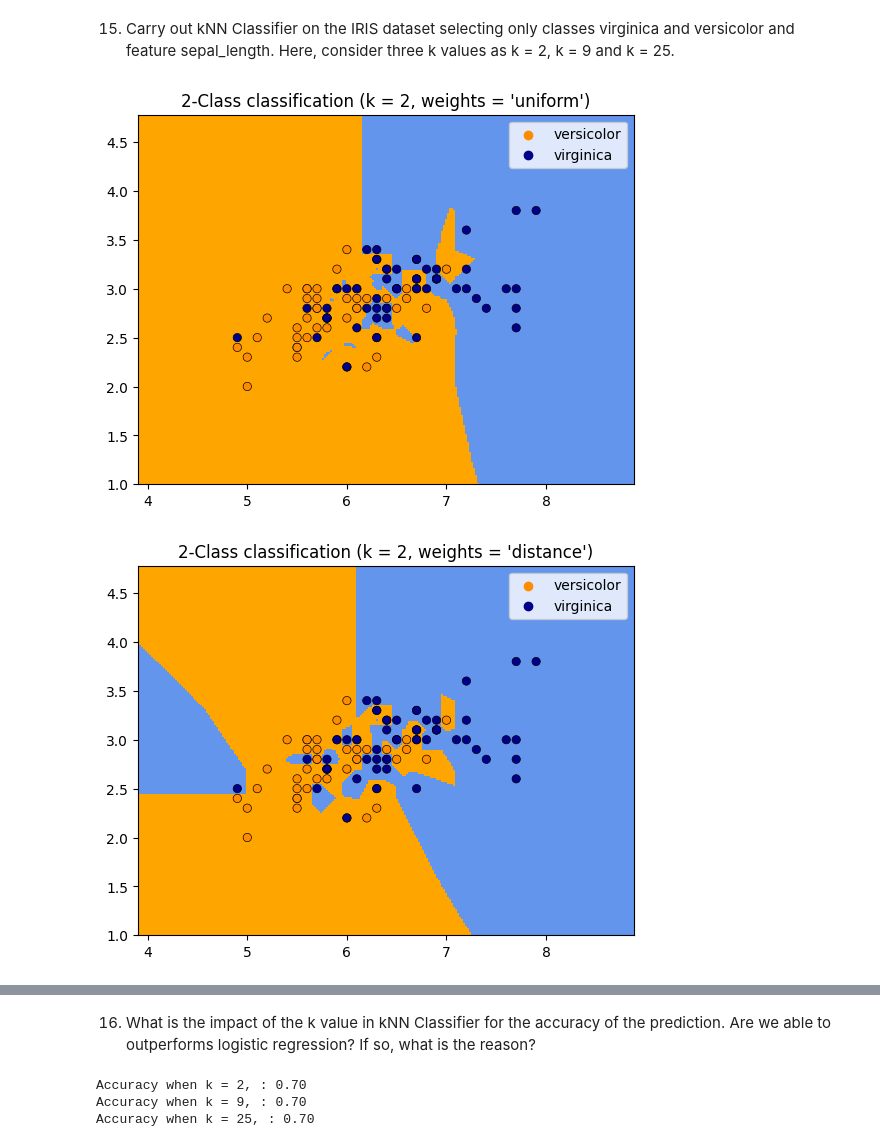
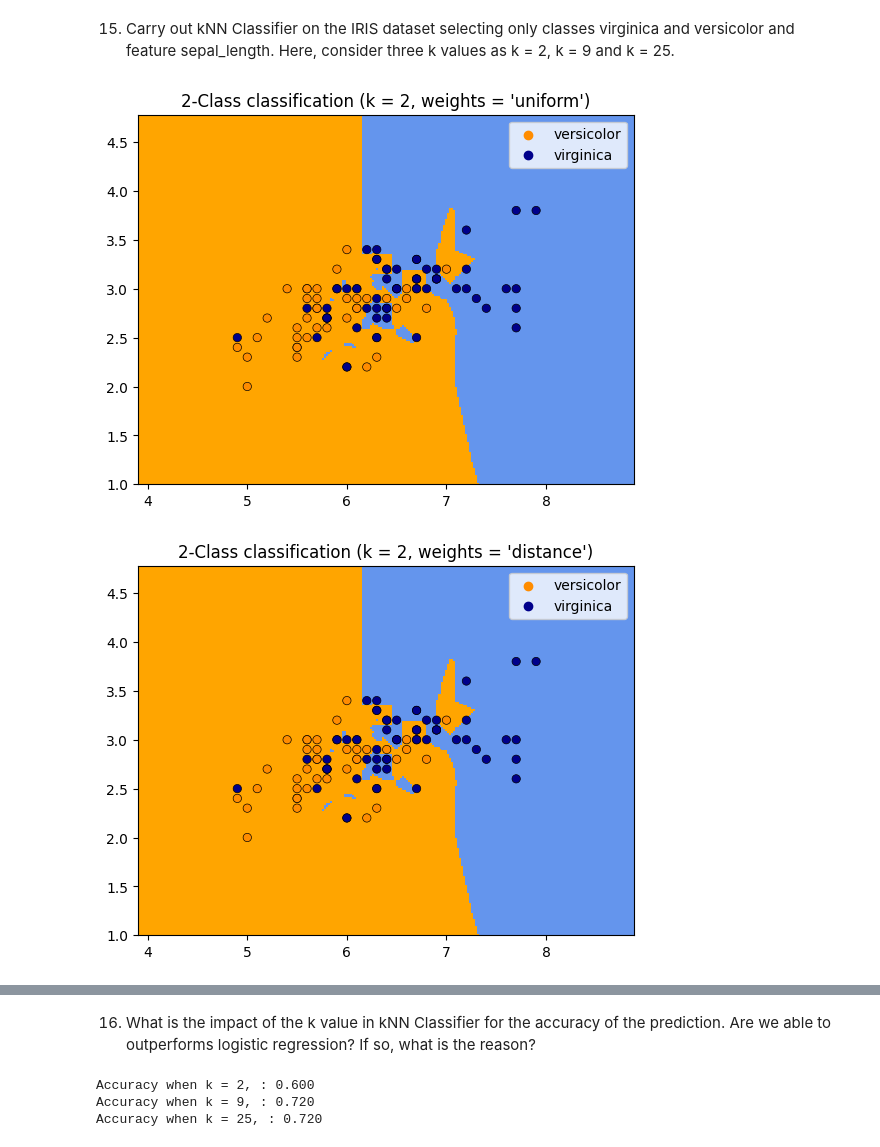
Before and after one commit to kumudu12/EN5870, a Jupyter notebook: Assignment_02_on_Backpropagation,_SVM_and_kNN.ipynb, the cells around one changed output, grey strips where cells are left out. Drawn from its saved outputs; the diff is of its cells as text; code cells hidden in the pictures.

```diff
--- a/Assignment_02_on_Backpropagation,_SVM_and_kNN.ipynb
+++ b/Assignment_02_on_Backpropagation,_SVM_and_kNN.ipynb
@@ -66,7 +66,7 @@ print(accuracy_score(clf_preditions, y_test))
 # %% [markdown]
 4. Plot the training data and SVM decision boundary
 # %%
-clf = svm.SVC(kernel='linear', random_state=42)
+clf = SVC(kernel='linear', random_state=42)
 clf.fit(X_train, y_train)
 
 #Get the separating margin
@@ -100,7 +100,7 @@ plt.show()
 # %% [markdown]
 5. . Plot the testing data and SVM decision boundary.
 # %%
-clf = svm.SVC(kernel='linear', random_state=42)
+clf = SVC(kernel='linear', random_state=42)
 clf.fit(X_test, y_test)
 
 #Get the separating margin
@@ -125,7 +125,6 @@ plt.scatter(clf.support_vectors_[:, 0], clf.support_vectors_[:, 1], s=80,
                 facecolors='none', zorder=10, edgecolors='k')
 plt.scatter(X_test[:, 0], X_test[:, 1], c='y', zorder=10, cmap=plt.cm.Paired)
 
-
 plt.xticks(())
 plt.yticks(())
 plt.title('Testing data')
@@ -191,7 +189,7 @@ plt.show()
 # %% [markdown]
 9. Plot the testing data and SVM decision boundary.
 # %%
-clf = svm.SVC(kernel='linear')
+clf = SVC(kernel='linear')
 clf.fit(X_test, y_test)
 
 #Get the separating margin
@@ -359,35 +357,35 @@ from matplotlib.colors import ListedColormap
 from sklearn import datasets, neighbors
 
 n_neighbors = [2, 9, 25]
 
 for neighbor in n_neighbors:
   # Create color maps
   cmap_light = ListedColormap(["orange", "cornflowerblue"])
   cmap_bold = ["darkorange", "darkblue"]
 
   for weights in ["uniform", "distance"]:
     # Create an instance of Neighbours Classifier and fit the data.
-    clf = neighbors.KNeighborsClassifier(neighbor, weights=weights)
-    clf.fit(X, y)
+    knn = neighbors.KNeighborsClassifier(neighbor, weights=weights)
+    knn.fit(X, y)
 
     h = 0.02  # Step size in the mesh
     x_min, x_max = X[:, 0].min() - 1, X[:, 0].max() + 1
     y_min, y_max = X[:, 1].min() - 1, X[:, 1].max() + 1
     xx, yy = np.meshgrid(np.arange(x_min, x_max, h), np.arange(y_min, y_max, h))
 
     Z = clf.predict(np.c_[xx.ravel(), yy.ravel()])
     Z = Z.reshape(xx.shape)
 
     plt.figure()
     plt.pcolormesh(xx, yy, Z, cmap=cmap_light)
 
-    # Plot also the training points
-    sns.scatterplot(x=X[:, 0], y=X[:, 1], hue=iris.target_names[y], palette=cmap_bold, alpha=1.0, edgecolor="black",)
+    # Plot the training points
+    sns.scatterplot( x=X[:, 0], y=X[:, 1], hue=iris.target_names[y], palette=cmap_bold, alpha=1.0, edgecolor="black")
     plt.xlim(xx.min(), xx.max())
     plt.ylim(yy.min(), yy.max())
     plt.title("2-Class classification (k = %i, weights = '%s')" % (neighbor, weights))
 
 plt.show()
 # %% [output]
 [figure]
-[figure, old version]
+[figure, new version]
@@ -398,20 +396,15 @@ plt.show()
 # %% [markdown]
 16. What is the impact of the k value in kNN Classifier for the accuracy of the prediction. Are we able to outperforms logistic regression? If so, what is the reason?
 # %%
-from sklearn.neighbors import KNeighborsClassifier
-from sklearn import metrics
-
 n_neighbors = [2, 9, 25]
 
 for neighbor in n_neighbors:
-    #knn = KNeighborsClassifier(neighbor)
-    #knn.fit(X_train, y_train)
-    #y_pred = knn.predict(X_test)
-
-    # Evaluate the model's performance
-    accuracy = accuracy_score(y_test, y_pred)
-    print(f'Accuracy when k = {neighbor}, : {accuracy:.2f}')
+  knn = knn = neighbors.KNeighborsClassifier(neighbor)
+  knn.fit(X_train, y_train)
+  y_pred = knn.predict(X_test)
+  accuracy = accuracy_score(y_test, y_pred)
+  print(f'Accuracy when k = {neighbor}, : {accuracy:.3f}')
 # %% [output]
-Accuracy when k = 2, : 0.70
-Accuracy when k = 9, : 0.70
-Accuracy when k = 25, : 0.70
+Accuracy when k = 2, : 0.600
+Accuracy when k = 9, : 0.720
+Accuracy when k = 25, : 0.720
```
Also changed, not shown: parts of 9 cells of this notebook.
